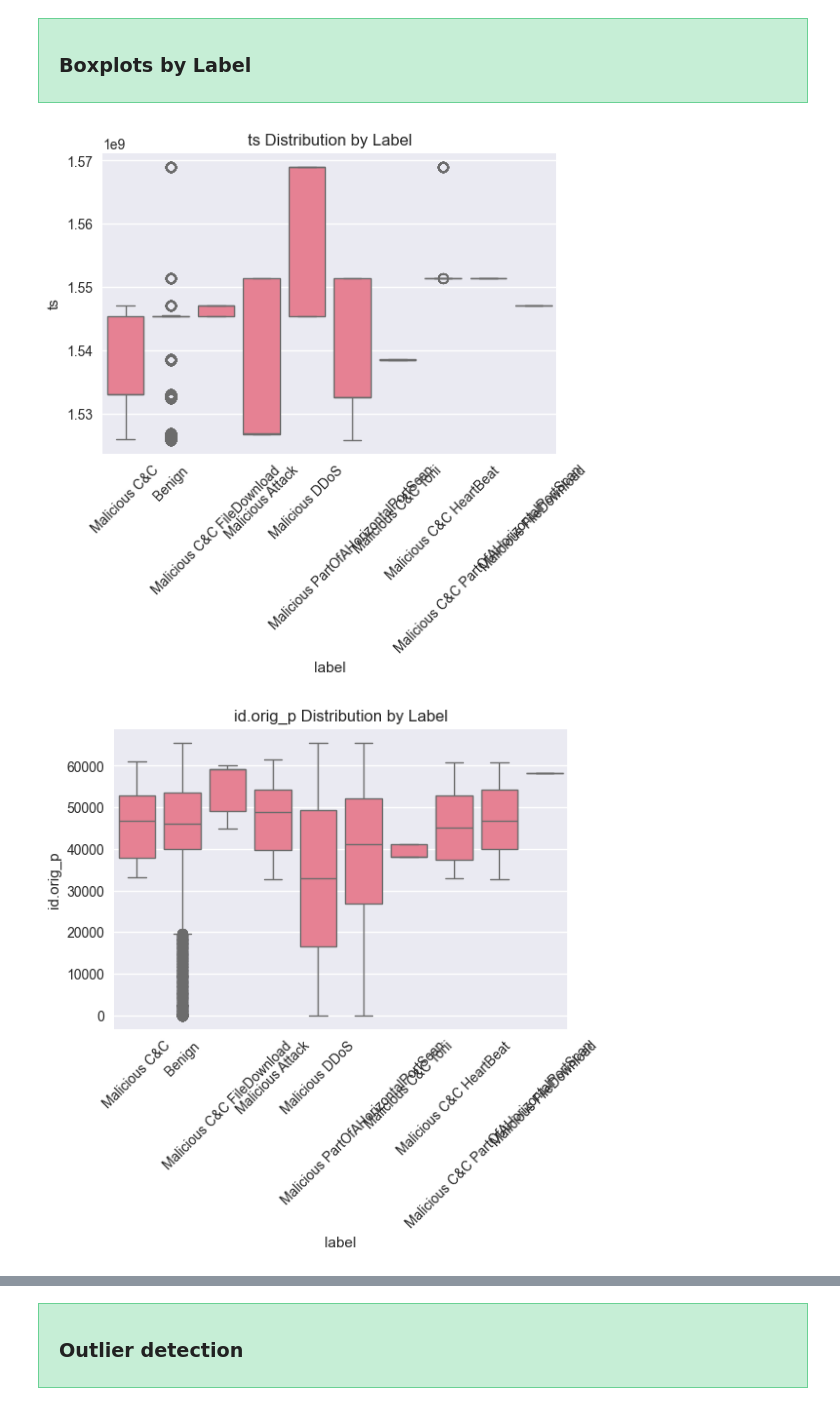
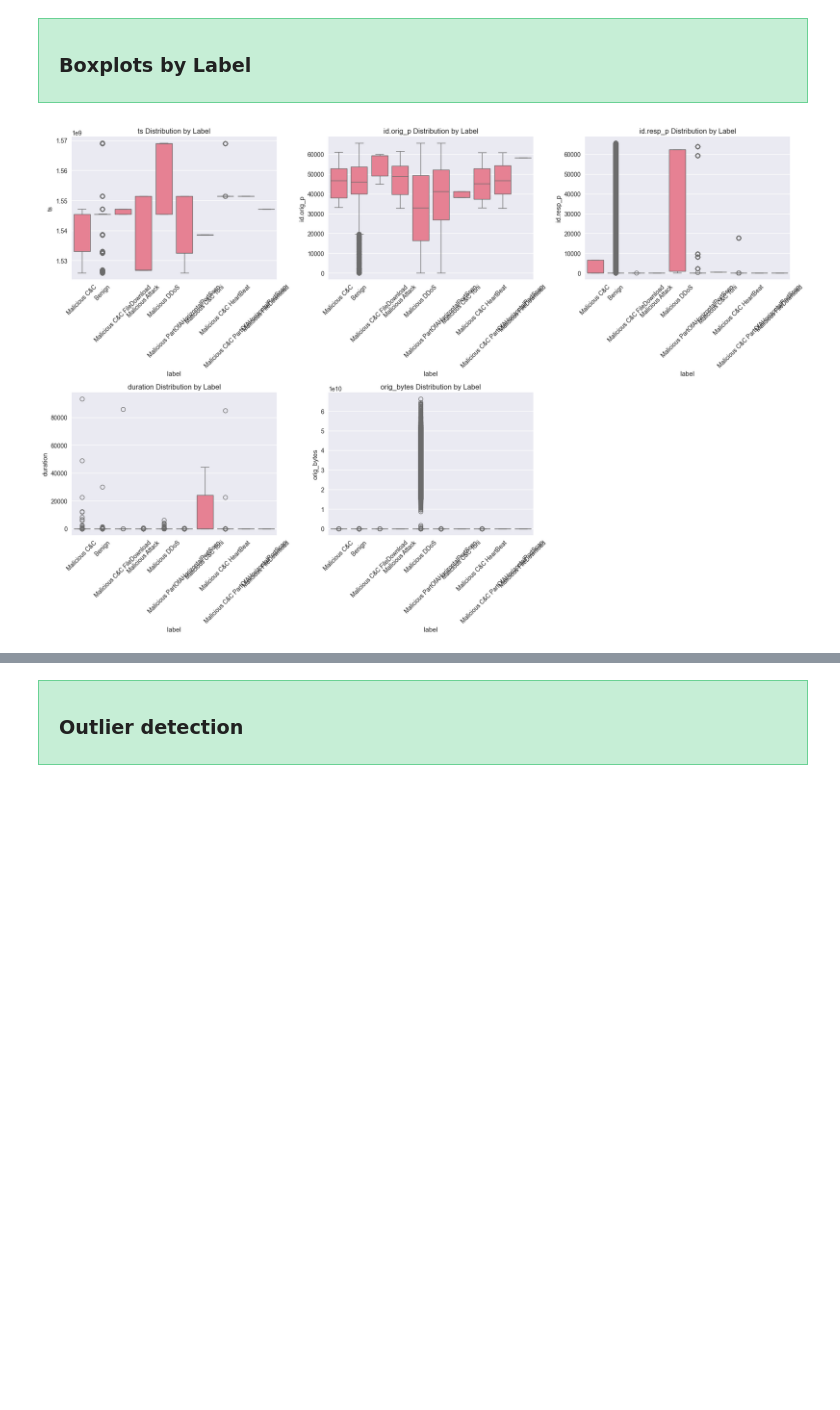
Before and after one commit to aishwaryamathuria/NWU_MSDS422_Group_5_Project, a Jupyter notebook: Final_Project_Group_5.ipynb, the cells around one changed output, grey strips where cells are left out. Drawn from its saved outputs; the diff is of its cells as text; code cells hidden in the pictures; blank space fills up the shorter version.

```diff
--- a/Final_Project_Group_5.ipynb
+++ b/Final_Project_Group_5.ipynb
@@ -289,12 +290,17 @@ plt.show()
     <h3>Boxplots by Label</h3>
 </div>
 # %%
-for col in numeric_cols[:5]:  # first 5 numeric features
-    plt.figure(figsize=(6,4))
-    sns.boxplot(x='label', y=col, data=df)
-    plt.title(f"{col} Distribution by Label")
-    plt.xticks(rotation=45)
-    plt.show()
+fig, axes = plt.subplots(2, 3, figsize=(18, 12))
+axes = axes.flatten()
+
+for i, col in enumerate(numeric_cols[:5]):  # first 5 numeric features
+    sns.boxplot(x='label', y=col, data=df, ax=axes[i])
+    axes[i].set_title(f"{col} Distribution by Label")
+    axes[i].tick_params(axis='x', rotation=45)
+
+axes[5].set_visible(False)
+
+plt.tight_layout()
+plt.show()
 # %% [output]
-[figure, old version]
+[figure, new version]
-[figure, removed]
```
Also changed, not shown: parts of 18 cells of this notebook.
